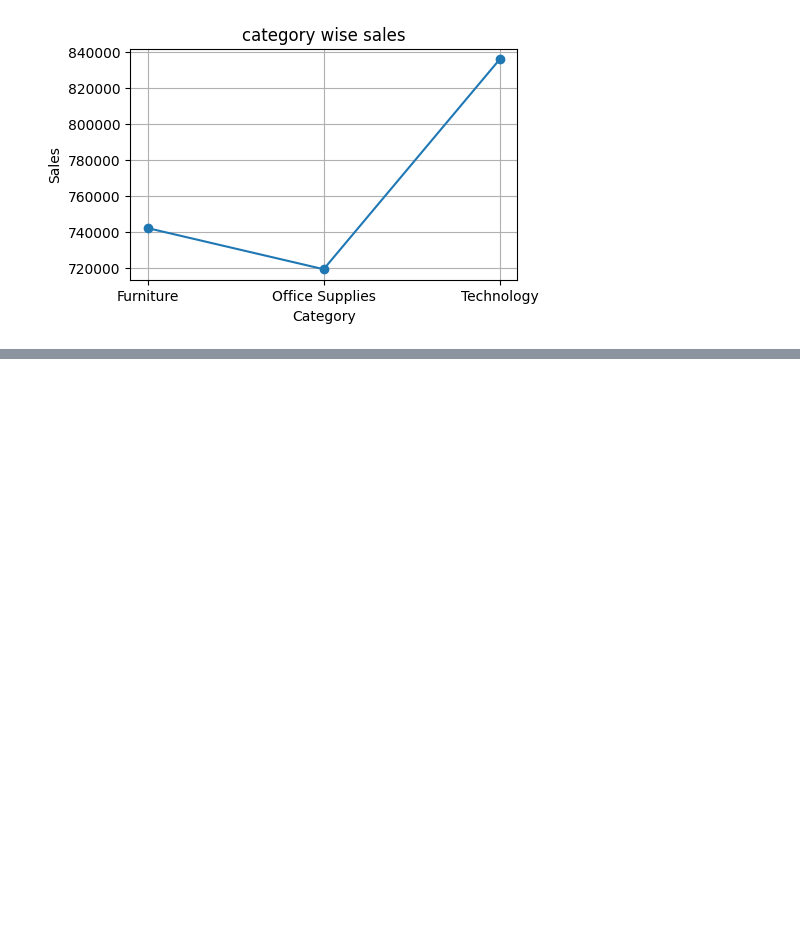
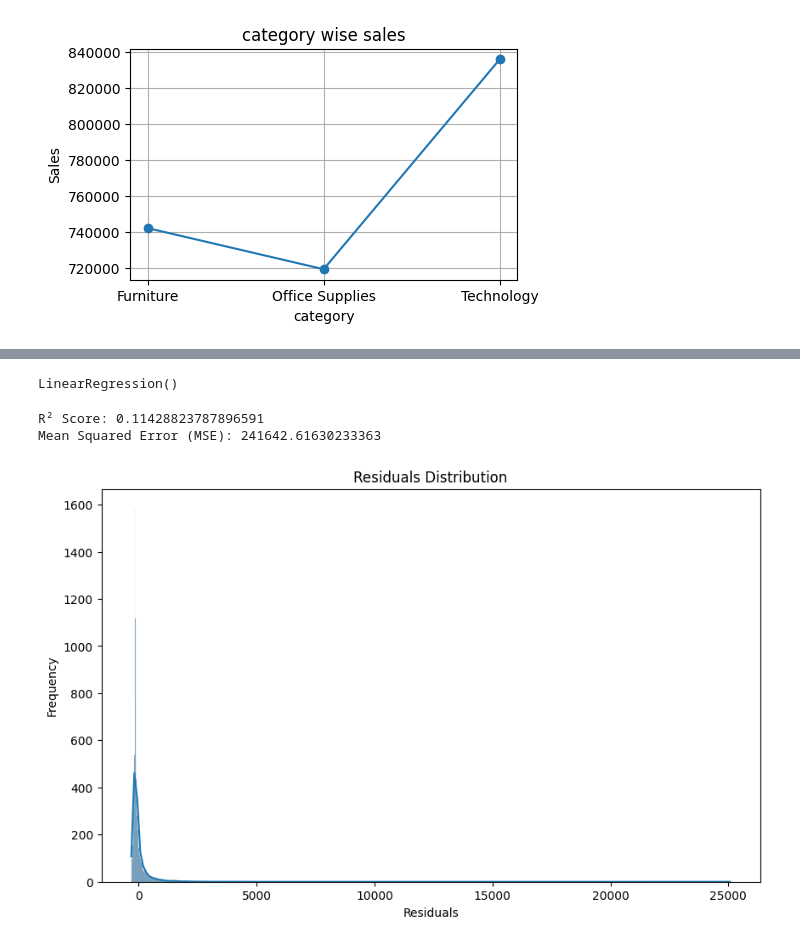
Before and after one commit to MadhumithaShan/Data-Analysis-Internship, a Jupyter notebook: Task 2/task 2.ipynb, the cells around one changed output, grey strips where cells are left out. Saved outputs shown, nothing was run; the diff lists cells and outputs as text; code cells hidden in the pictures; blank space fills up the shorter version.

```diff
--- a/Task 2/task 2.ipynb
+++ b/Task 2/task 2.ipynb
@@ -251,0 +254,45 @@ Columns 'region' and/or 'sales' do not exist in the DataFrame.
+# %%
+from sklearn.model_selection import train_test_split
+from sklearn.linear_model import LinearRegression
+from sklearn.metrics import r2_score, mean_squared_error
+
+# Select features (X) and target variable (y)
+X = df[["Profit", "Discount"]]  # Independent variables
+y = df["Sales"]  # Target variable
+
+# Split dataset into training (80%) and testing (20%) sets
+X_train, X_test, y_train, y_test = train_test_split(X, y, test_size=0.2, random_state=42)
+# %%
+# Initialize Linear Regression model
+model = LinearRegression()
+
+# Train the model
+model.fit(X_train, y_train)
+# %% [output]
+LinearRegression()
+# %%
+# Predict sales on test data
+y_pred = model.predict(X_test)
+
+# Compute R² score and Mean Squared Error (MSE)
+r2 = r2_score(y_test, y_pred)
+mse = mean_squared_error(y_test, y_pred)
+
+print(f"R² Score: {r2}")
+print(f"Mean Squared Error (MSE): {mse}")
+# %% [output]
+R² Score: 0.11428823787896591
+Mean Squared Error (MSE): 241642.61630233363
+# %%
+# Calculate residuals
+residuals = y_test - y_pred
+
+# Plot residuals
+plt.figure(figsize=(10, 6))
+sns.histplot(residuals, kde=True)
+plt.title('Residuals Distribution')
+plt.xlabel('Residuals')
+plt.ylabel('Frequency')
+plt.show()
+# %% [output]
+[figure, added]
```
Also changed, not shown: parts of 4 cells of this notebook, 3 other files.
